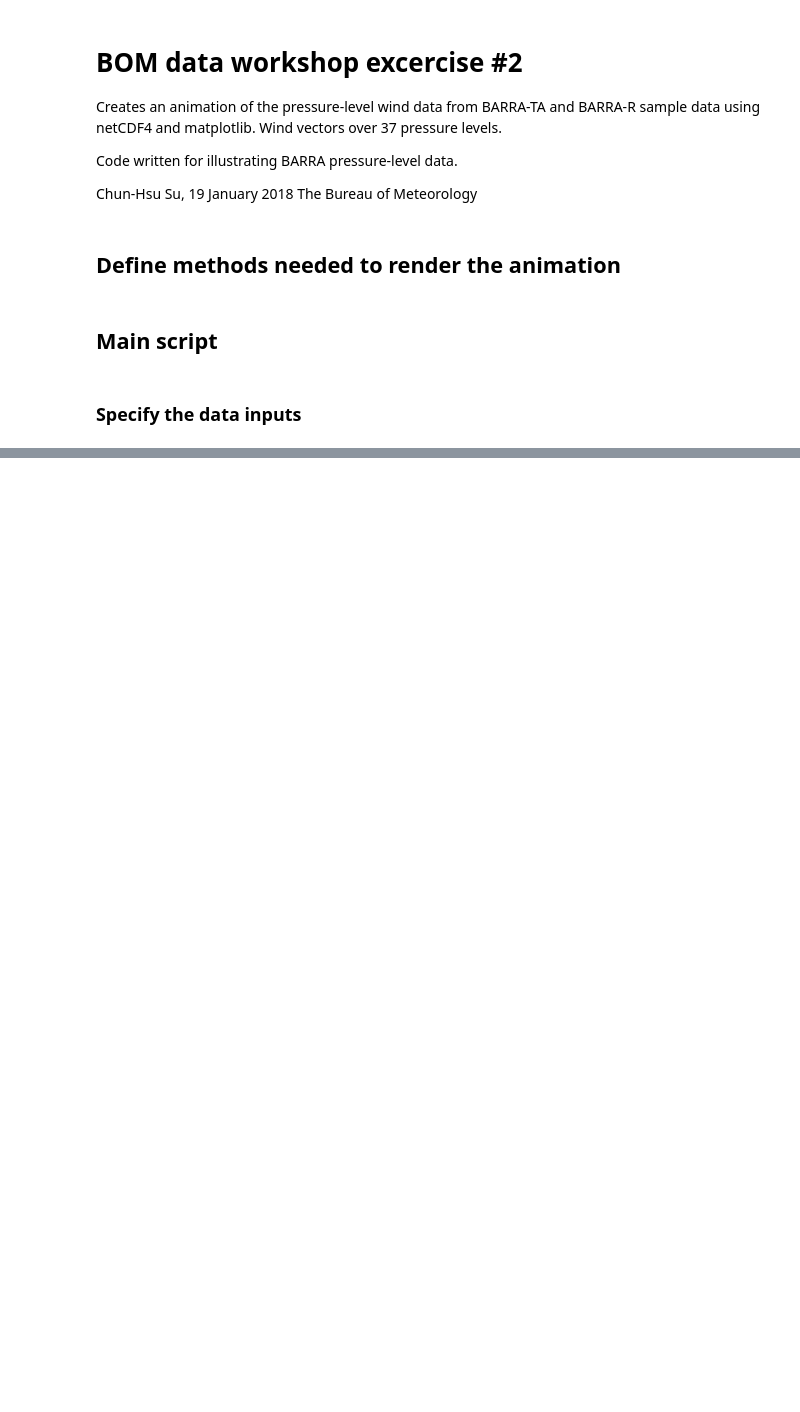
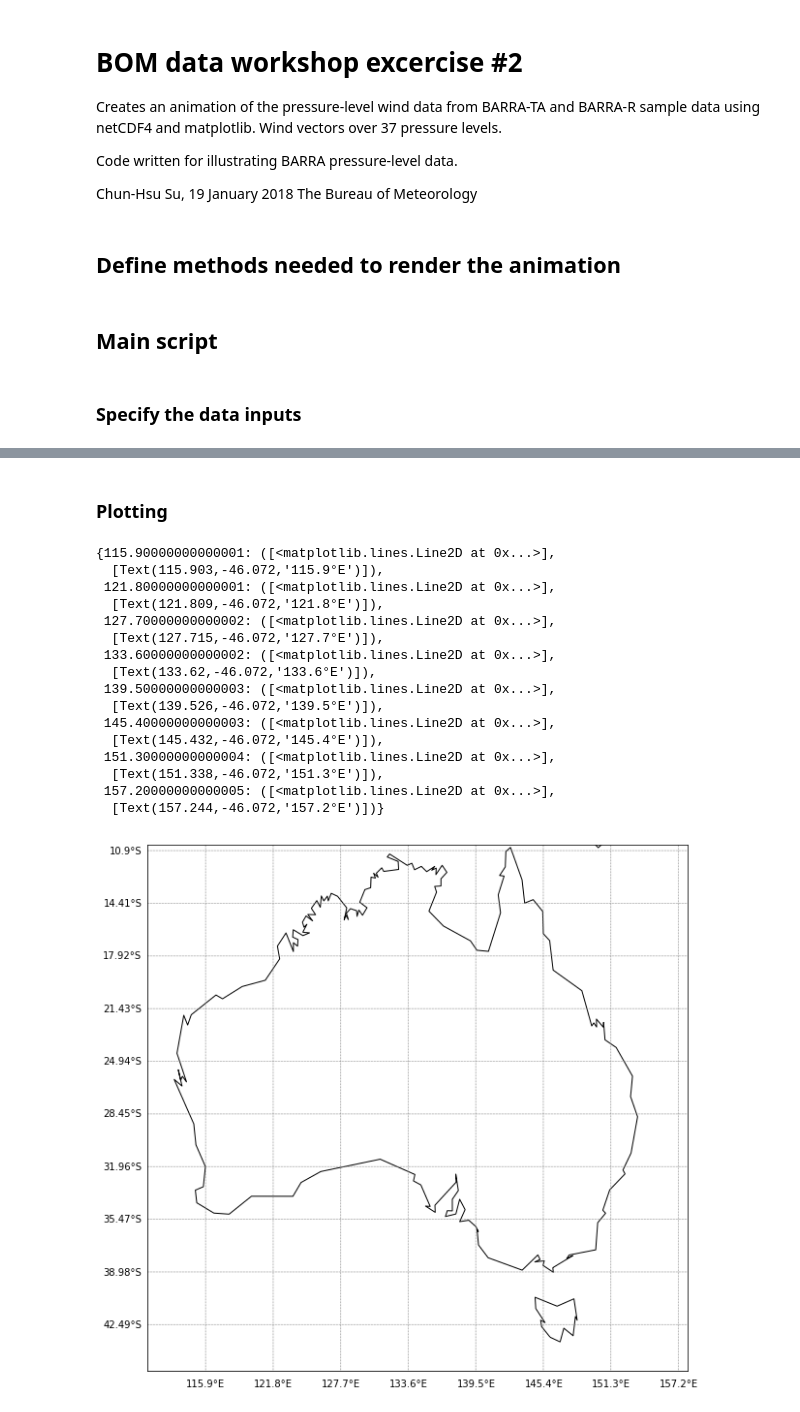
Before and after one commit to nathan-eize/AMOS2018-BARRA-data-demos, a Jupyter notebook: animate_BARRA_wnd_prs_levels.ipynb, the cells around one changed output, grey strips where cells are left out. Cells and saved outputs as stored; diff of their text form; code cells hidden in the pictures; blank space fills up the shorter version.

```diff
--- a/animate_BARRA_wnd_prs_levels.ipynb
+++ b/animate_BARRA_wnd_prs_levels.ipynb
@@ -92,0 +96,24 @@ uFilename = fntemplate.format(stream='prs', var='wnd_ucmp', year=dtBasetime.year
+# %%
+# Depending on which model, specify plotting configurations
+if model == "BARRA_T":
+    # plotting domain extent: lonmin, lonmax, latmin, latmax
+    domain = [143., 149., -44.185, -39.55]
+    resolution = 'f' # boundary resolution
+
+elif model == "BARRA_R":
+    # Plot over Australia
+    domain = [110.8, 158. , -45.6, -10.5]
+    resolution = 'c'
+    topoFn = topoFn.replace('PT1H', 'PT0H').replace('-fc-', '-an-').replace('forecast','analysis')
+# %%
+# Open the files and read the dimensions data
+uFid = Dataset(uFn,'r')
+vFid = Dataset(vFn,'r')
+zFid = Dataset(topoFn,'r')
+lat = uFid.variables['latitude'][:]
+lon = uFid.variables['longitude'][:]
+time = num2date(uFid.variables['time'][:], uFid.variables['time'].units)
+# %%
+# if missing input plotting domain then take the entire thing
+if domain == None:
+    domain = [lon.min(), lon.max(), lat.min(), lat.max()]
@@ -92,0 +143,40 @@ uFilename = fntemplate.format(stream='prs', var='wnd_ucmp', year=dtBasetime.year
+# %% [markdown]
+### Plotting
+# %%
+# plotting configurations
+dx = (domain[1]-domain[0])/8.0
+dy = (domain[3]-domain[2])/10.0
+# %%
+# set up subplot with coastline and basemap
+fig = plt.figure(figsize=(10,10))
+ax = plt.subplot()
+m = Basemap(llcrnrlon=domain[0], \
+        llcrnrlat=domain[2], \
+        urcrnrlon=domain[1], \
+        urcrnrlat=domain[3], \
+        projection='cyl', \
+        fix_aspect=False, \
+        resolution=resolution)
+m.drawcoastlines()
+m.drawparallels(np.arange(np.floor(domain[2]), np.ceil(domain[3]), dy), \
+        labels=[1,0,0,0], linewidth=0.75, color='gray') #20
+m.drawmeridians(np.arange(np.floor(domain[0]), np.ceil(domain[1]), dx), \
+        labels=[0,0,0,1], linewidth=0.75,color='gray')
+# %% [output]
+{115.90000000000001: ([<matplotlib.lines.Line2D at 0x...>],
+  [Text(115.903,-46.072,'115.9°E')]),
+ 121.80000000000001: ([<matplotlib.lines.Line2D at 0x...>],
+  [Text(121.809,-46.072,'121.8°E')]),
+ 127.70000000000002: ([<matplotlib.lines.Line2D at 0x...>],
+  [Text(127.715,-46.072,'127.7°E')]),
+ 133.60000000000002: ([<matplotlib.lines.Line2D at 0x...>],
+  [Text(133.62,-46.072,'133.6°E')]),
+ 139.50000000000003: ([<matplotlib.lines.Line2D at 0x...>],
+  [Text(139.526,-46.072,'139.5°E')]),
+ 145.40000000000003: ([<matplotlib.lines.Line2D at 0x...>],
+  [Text(145.432,-46.072,'145.4°E')]),
+ 151.30000000000004: ([<matplotlib.lines.Line2D at 0x...>],
+  [Text(151.338,-46.072,'151.3°E')]),
+ 157.20000000000005: ([<matplotlib.lines.Line2D at 0x...>],
+  [Text(157.244,-46.072,'157.2°E')])}
+[figure, added]
```
Also changed, not shown: parts of 15 cells of this notebook.
